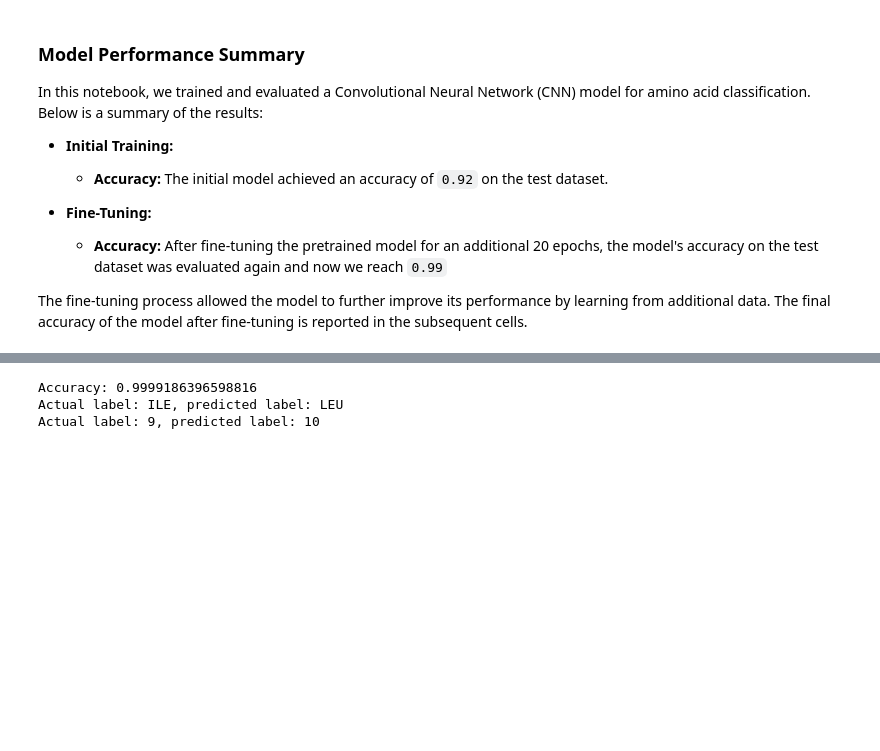
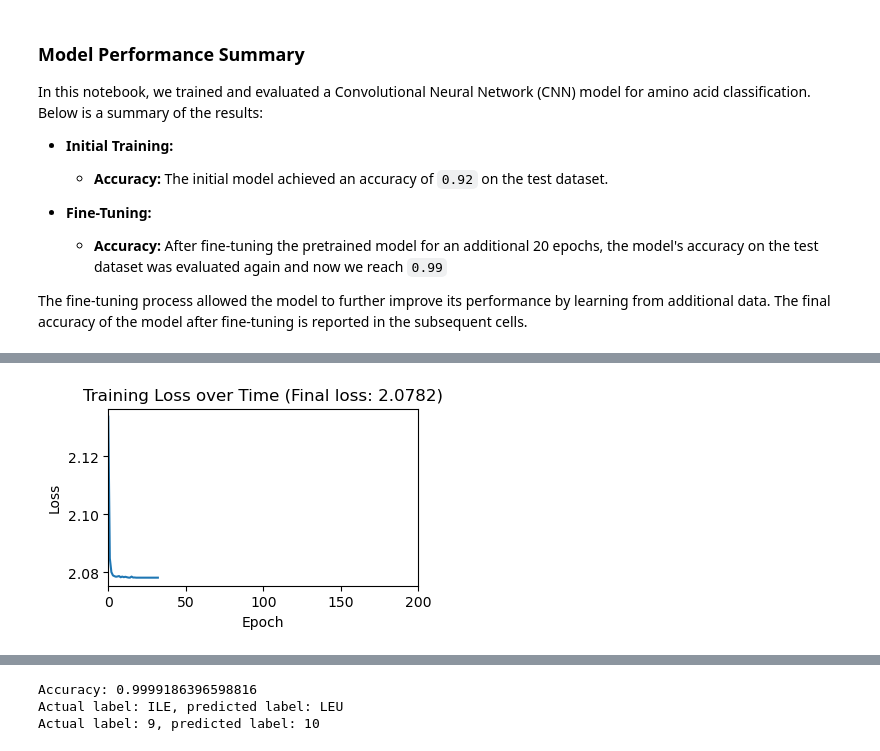
Before and after one commit to tobias-fritz/AminoAcidClassifier, a Jupyter notebook: residues.ipynb, the cells around one changed output, grey strips where cells are left out. Saved outputs shown, nothing was run; the diff lists cells and outputs as text; code cells hidden in the pictures; blank space fills up the shorter version.

```diff
--- a/residues.ipynb
+++ b/residues.ipynb
@@ -96,7 +96,0 @@ plot_predicted_vs_true(new_training_dict["model"], dataset[int(torch.randint(0,
-# %%
-from src.train import get_failed_predictions
-
-failed_predictions = get_failed_predictions(new_training_dict["model"], dataset)
-
-for i in failed_predictions:
-    pass
@@ -318,0 +131,84 @@ The fine-tuning process allowed the model to further improve its performance by
+# %%
+
+N, M = dataset.input_shape
+model = AminoAcidCNN(input_channels=1, # Since we added an extra dimension for batch and channel
+                     input_height=N, # Number of atoms
+                     input_width=3+M) # 3 coordinates + 4 element types
+
+# Define the loss function and optimizer
+criterion = nn.CrossEntropyLoss()
+
+# print the first data
+#next(iter(dataloader))
+# %%
+losses = []
+N_epochs = 200
+optimizer = torch.optim.Adam(model.parameters(), lr=0.001)
+model.train()
+
+for epoch in range(N_epochs):
+    # Print replacement for epoch
+    print(f'Epoch {epoch + 1}/{N_epochs}', end='\r')
+
+    epoch_loss = 0.0
+    for coordinates, elements, residue in train_dataloader:
+        # Combine coordinates and elements into a single tensor
+        input_data = torch.cat((coordinates, elements), dim=2)
+        input_data = input_data.unsqueeze(1)  # Add channel dimension
+
+        # Forward pass
+        output = model(input_data)
+
+        # Calculate the loss
+        target = torch.argmax(residue, dim=1)
+        loss = criterion(output, target)
+
+        # Backward pass and optimization
+        optimizer.zero_grad()
+        loss.backward()
+        optimizer.step()
+
+        # Accumulate the loss
+        epoch_loss += loss.item()
+
+    # Calculate the average loss for the epoch
+    epoch_loss /= len(train_dataloader)
+    losses.append(epoch_loss)
+
+
+
+    # if the loss is not decreasing in the last 5, reduce the learning rate
+    if len(losses) > 5 and all(losses[-1] >= loss for loss in losses[-5:]):
+        for param_group in optimizer.param_groups:
+            param_group['lr'] *= 0.5
+            print(f'Reducing learning rate to {param_group["lr"]}')
+
+
+    # for this we look at the last 10 epochs
+    if len(losses) > 11 and all(losses[-1] >= loss for loss in losses[-10:]):
+        print('Stopping training')
+        break
+    print(f'Epoch {epoch + 1}/{N_epochs}, Loss: {epoch_loss:.5f}', end='\r')
+
+
+plt.figure(figsize=(4, 2.3))
+plt.plot(losses)
+plt.xlabel('Epoch')
+plt.xlim(0, N_epochs)
+plt.ylabel('Loss')
+plt.title('Training Loss over Time (Final loss: {:.4f})'.format(losses[-1]))
+plt.show()
+
+accuracy =  Accuracy(task='MULTICLASS', num_classes=20)
+model.eval()
+accuracy.reset()
+
+for coordinates, elements, residue in test_dataloader:
+    input_data = torch.cat((coordinates, elements), dim=2)
+    input_data = input_data.unsqueeze(1)
+    output = model(input_data)
+    target = torch.argmax(residue, dim=1)
+    accuracy.update(output, target)
+
+print(f'Accuracy: {accuracy.compute()}')
+# %% [output]
@@ -318,0 +219 @@ The fine-tuning process allowed the model to further improve its performance by
+[figure, added]
```
Also changed, not shown: parts of 29 cells of this notebook.
